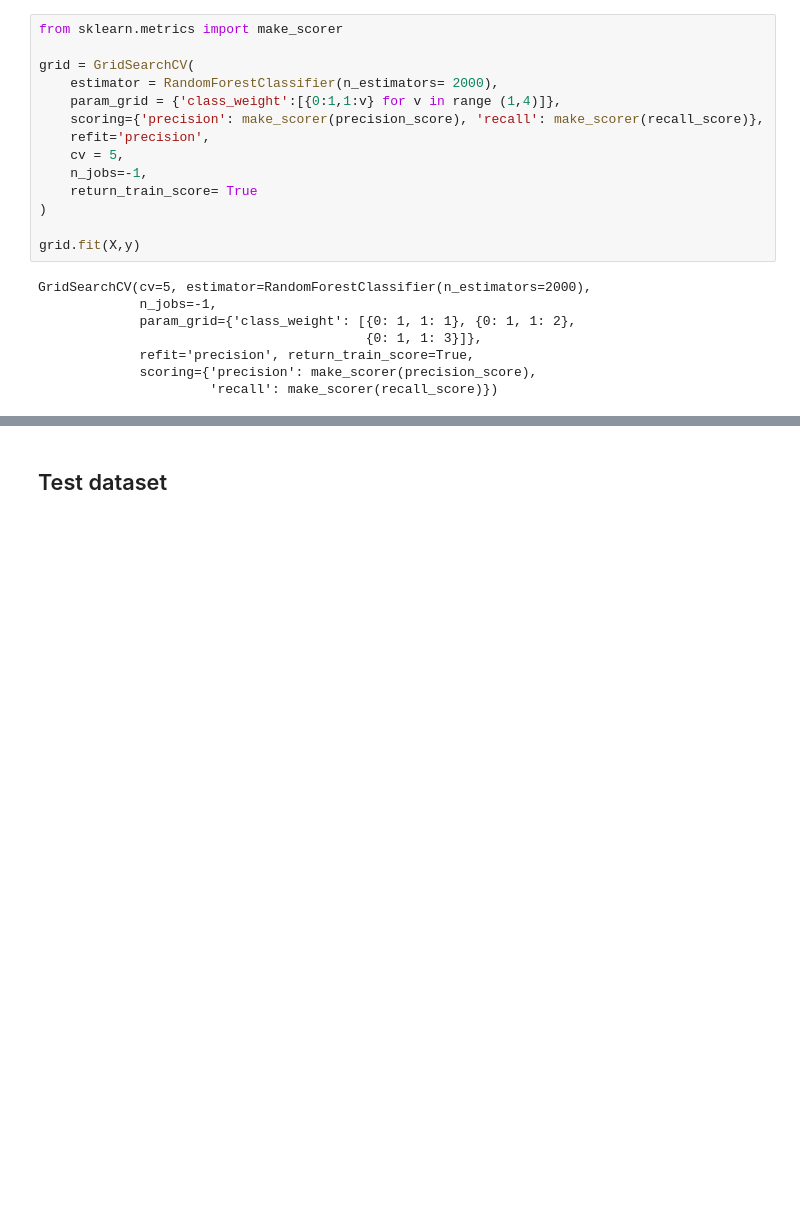
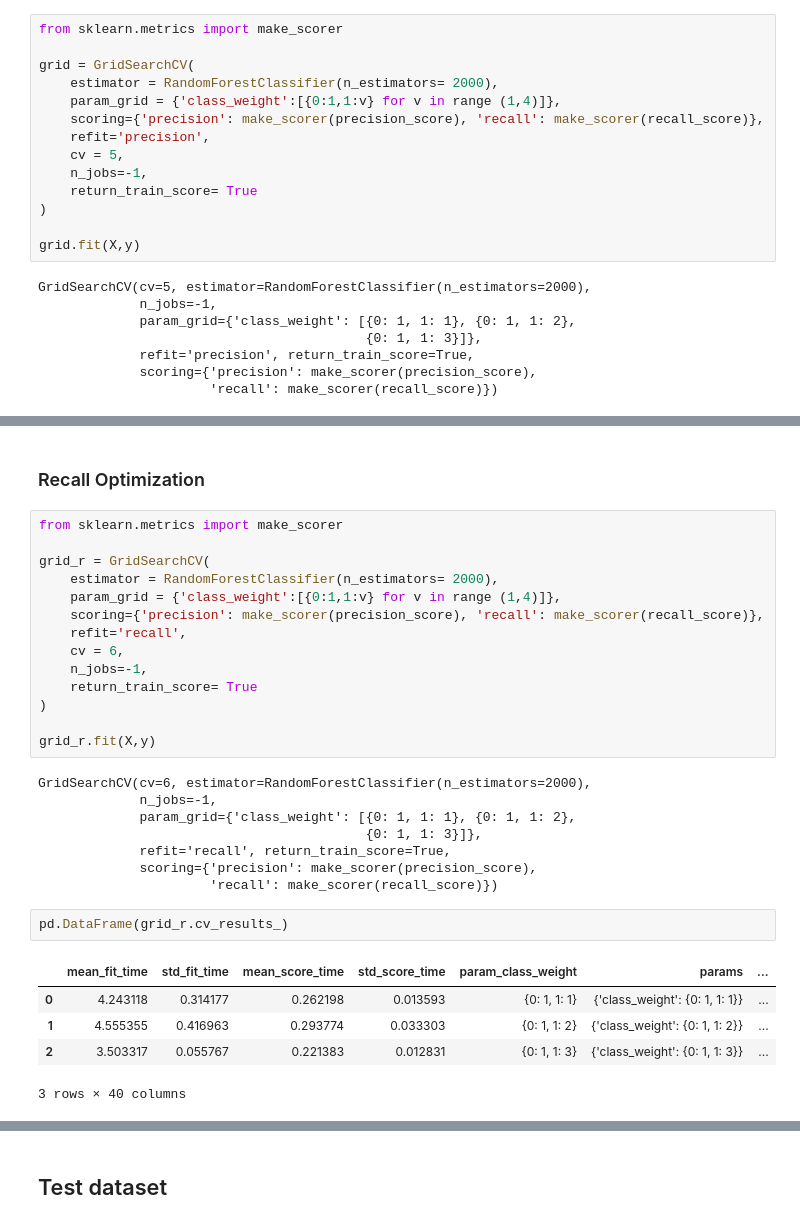
Before and after one commit to treeevisan/Data-Projects, a Jupyter notebook: titanic_ml.ipynb, the cells around one changed output, grey strips where cells are left out. Saved outputs shown, nothing was run; the diff lists cells and outputs as text; blank space fills up the shorter version.

```diff
--- a/titanic_ml.ipynb
+++ b/titanic_ml.ipynb
@@ -449,0 +452,32 @@ print(recall_score(y, grid.predict(X)))
+# %% [markdown]
+### Recall Optimization
+# %%
+from sklearn.metrics import make_scorer
+
+grid_r = GridSearchCV(
+    estimator = RandomForestClassifier(n_estimators= 2000),
+    param_grid = {'class_weight':[{0:1,1:v} for v in range (1,4)]},
+    scoring={'precision': make_scorer(precision_score), 'recall': make_scorer(recall_score)},
+    refit='recall',
+    cv = 6,
+    n_jobs=-1,
+    return_train_score= True
+)
+
+grid_r.fit(X,y)
+# %% [output]
+GridSearchCV(cv=6, estimator=RandomForestClassifier(n_estimators=2000),
+             n_jobs=-1,
+             param_grid={'class_weight': [{0: 1, 1: 1}, {0: 1, 1: 2},
+                                          {0: 1, 1: 3}]},
+             refit='recall', return_train_score=True,
+             scoring={'precision': make_scorer(precision_score),
+                      'recall': make_scorer(recall_score)})
+# %%
+pd.DataFrame(grid_r.cv_results_)
+# %% [output]
+|  | mean_fit_time | std_fit_time | mean_score_time | std_score_time | param_class_weight | params | ... |
+| 0 | 4.243118 | 0.314177 | 0.262198 | 0.013593 | {0: 1, 1: 1} | {'class_weight': {0: 1, 1: 1}} | ... |
+| 1 | 4.555355 | 0.416963 | 0.293774 | 0.033303 | {0: 1, 1: 2} | {'class_weight': {0: 1, 1: 2}} | ... |
+| 2 | 3.503317 | 0.055767 | 0.221383 | 0.012831 | {0: 1, 1: 3} | {'class_weight': {0: 1, 1: 3}} | ... |
+3 rows × 40 columns
```
Also changed, not shown: parts of 15 cells of this notebook, 1 other file.
